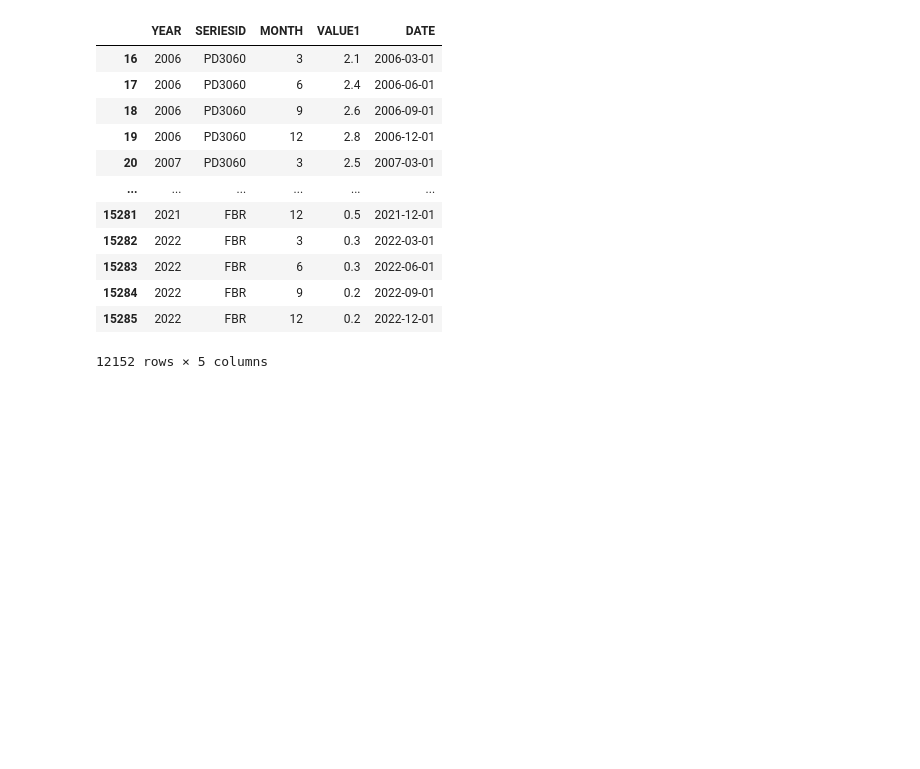
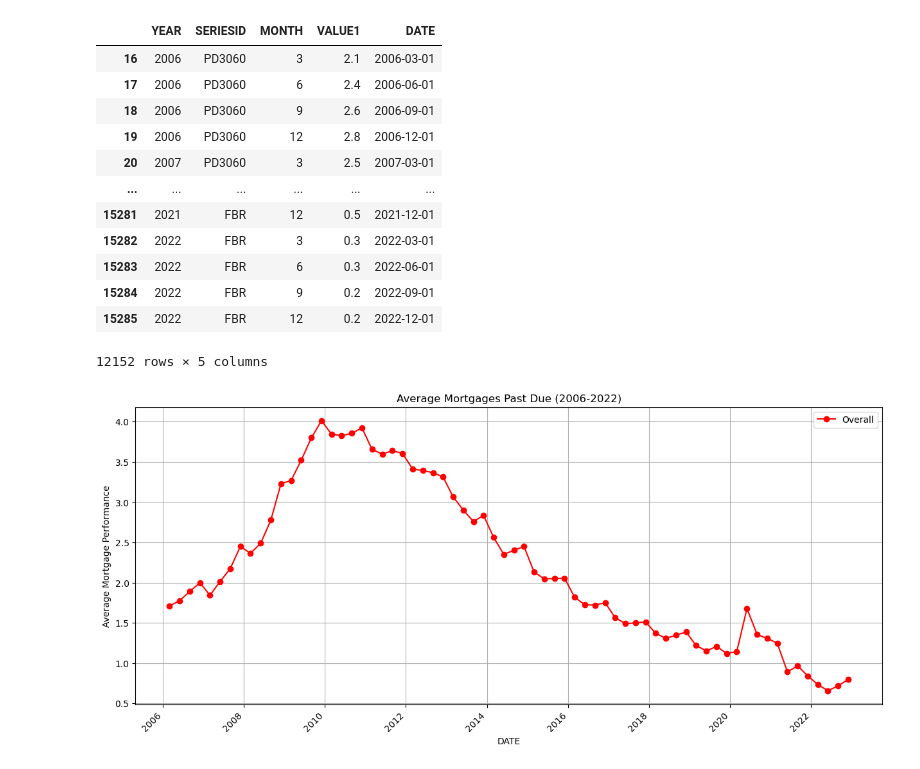
Before and after one commit to jaxontige/Data-Analytics-Project-1, a Jupyter notebook: Analysis/MortgagePerformance.ipynb, the cells around one changed output. Drawn from its saved outputs; the diff is of its cells as text; code cells hidden in the pictures; blank space fills up the shorter version.

```diff
--- a/Analysis/MortgagePerformance.ipynb
+++ b/Analysis/MortgagePerformance.ipynb
@@ -74,2 +71,24 @@ FBD_ntl = FBD_ntl.groupby('DATE')['VALUE1'].mean()
+# %%
+# Plotting
+plt.figure(1, figsize=(15, 6))
+
+# Plotting overall mortgage performance
+plt.plot(overall_df, label="Overall", color='r', marker='o')
+
+# Labels and title
+plt.xlabel("DATE")
+plt.ylabel("Average Mortgage Performance")
+plt.title("Average Mortgages Past Due (2006-2022)")
+plt.xticks(rotation=45, ha='right')
+plt.legend()
+plt.grid(True)
+
+# Save the plot
+plt.savefig("Figures/Overall_Performance.png")
+
+# Show the plot
+plt.show()
+# %% [output]
+[figure, added]
 # %%
 # Plotting
```
Also changed, not shown: parts of 5 cells of this notebook, 2 other files.
